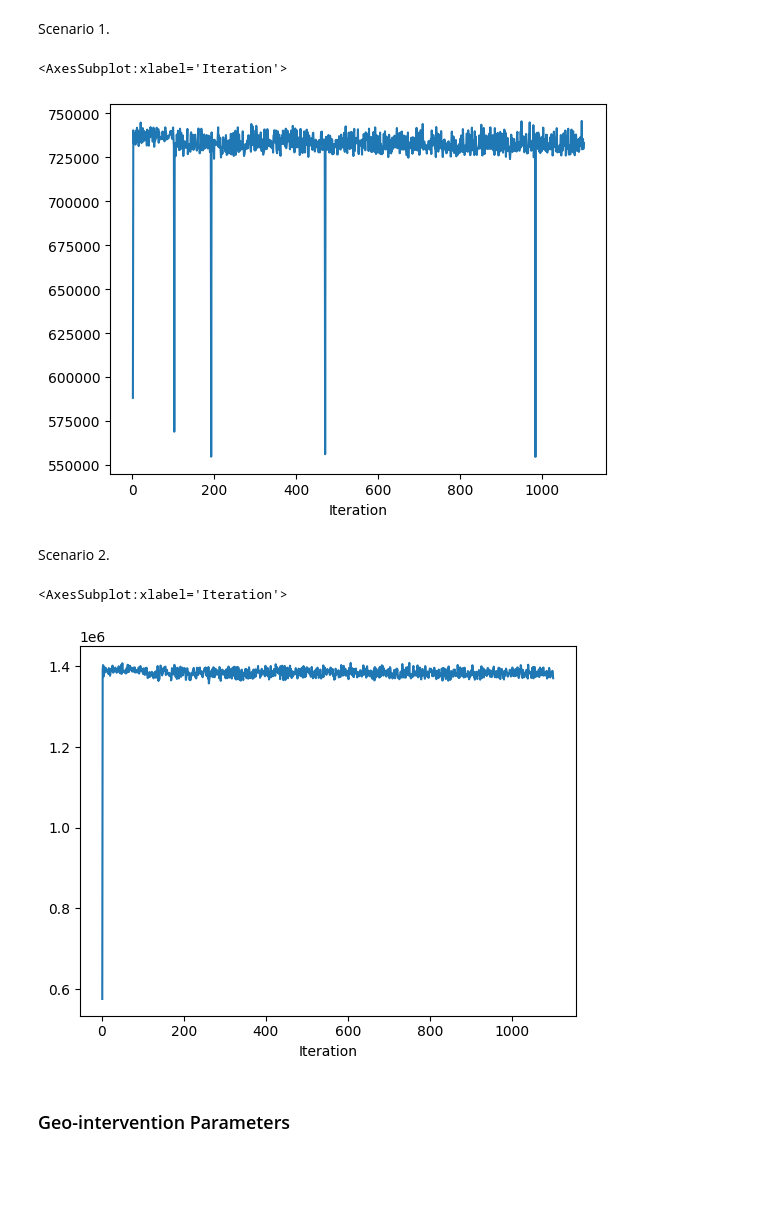
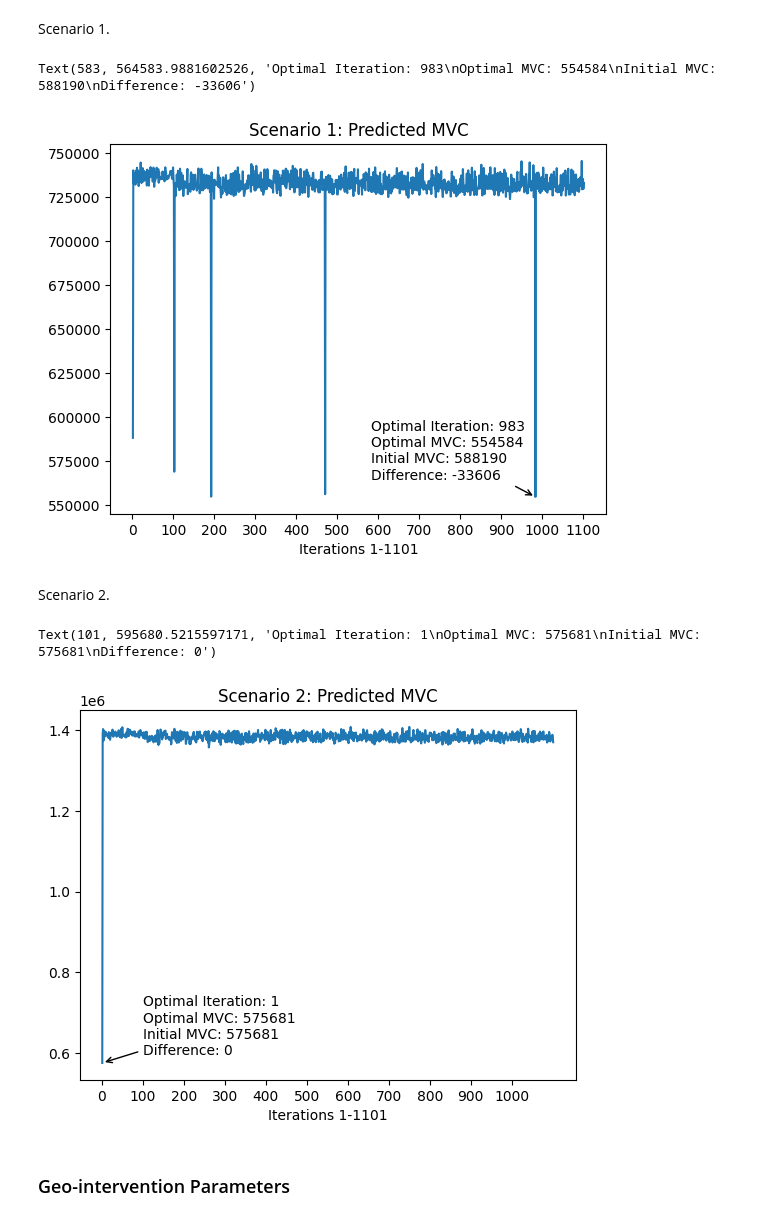
Before and after one commit to rrwen/wen-li-2026-geointerv, a Jupyter notebook: src/case-study/step3-geointervention-generation.ipynb, the cells around one changed output. Cells and saved outputs as stored; diff of their text form; code cells hidden in the pictures; blank space fills up the shorter version.

```diff
--- a/src/case-study/step3-geointervention-generation.ipynb
+++ b/src/case-study/step3-geointervention-generation.ipynb
@@ -427,29 +433,73 @@ Scenario 1.
 # %%
 # Get iteration data
 opt1_iter = pd.DataFrame({
     'MVC': [i['target'] * -1 for i in opt1_res],
-    'Iteration': range(1, len(yi) + 1)
+    'Iteration': range(1, len(opt1_res) + 1)
 })
 
+# Get optimal iteration value
+opt1_iter_pred = opt1_res[0]['target'] * -1
+opt1_iter_opt = opt1_iter[opt1_iter.MVC == opt1_iter.MVC.min()]
+opt1_iter_i = opt1_iter_opt.Iteration.to_list()[0]
+opt1_iter_y = opt1_iter_opt.MVC.to_list()[0]
+opt1_iter_diff = opt1_iter_y - opt1_iter_pred
+
 # Plot iterations
-opt1_iter.plot(x = 'Iteration', y = 'MVC', legend = False)
+opt1_iter.plot(
+    x = 'Iteration',
+    xlabel = 'Iterations 1-1101',
+    title = 'Scenario 1: Predicted MVC',
+    legend = False,
+    xticks = np.arange(0, 1101, 100)
+).annotate(
+    f'Optimal Iteration: {opt1_iter_i}\n'
+    f'Optimal MVC: {opt1_iter_y:.0f}\n'
+    f'Initial MVC: {opt1_iter_pred:.0f}\n'
+    f'Difference: {opt1_iter_diff:.0f}',
+    xy=(opt1_iter_i, opt1_iter_y),
+    xytext=(opt1_iter_i - 400, opt1_iter_y + 10000),
+    arrowprops=dict(arrowstyle="->"),  # Arrow style
+    fontsize=10
+)
 # %% [output]
-<AxesSubplot:xlabel='Iteration'>
+Text(583, 564583.9881602526, 'Optimal Iteration: 983\nOptimal MVC: 554584\nInitial MVC: 588190\nDifference: -33606')
-[figure, old version]
+[figure, new version]
 # %% [markdown]
 Scenario 2.
 # %%
 # Get iteration data
 opt2_iter = pd.DataFrame({
     'MVC': [i['target'] * -1 for i in opt2_res],
-    'Iteration': range(1, len(yi) + 1)
+    'Iteration': range(1, len(opt2_res) + 1)
 })
 
+# Get optimal iteration value
+opt2_iter_pred = opt2_res[0]['target'] * -1
+opt2_iter_opt = opt2_iter[opt2_iter.MVC == opt2_iter.MVC.min()]
+opt2_iter_i = opt2_iter_opt.Iteration.to_list()[0]
+opt2_iter_y = opt2_iter_opt.MVC.to_list()[0]
+opt2_iter_diff = opt2_iter_y - opt2_iter_pred
+
 # Plot iterations
-opt2_iter.plot(x = 'Iteration', y = 'MVC', legend = False)
+opt2_iter.plot(
+    x = 'Iteration',
+    xlabel = 'Iterations 1-1101',
+    title = 'Scenario 2: Predicted MVC',
+    legend = False,
+    xticks = np.arange(0, 1001, 100)
+).annotate(
+    f'Optimal Iteration: {opt2_iter_i}\n'
+    f'Optimal MVC: {opt2_iter_y:.0f}\n'
+    f'Initial MVC: {opt2_iter_pred:.0f}\n'
+    f'Difference: {opt2_iter_diff:.0f}',
+    xy=(opt2_iter_i, opt2_iter_y),
+    xytext=(opt2_iter_i + 100, opt2_iter_y + 20000),
+    arrowprops=dict(arrowstyle="->"),  # Arrow style
+    fontsize=10
+)
 # %% [output]
-<AxesSubplot:xlabel='Iteration'>
+Text(101, 595680.5215597171, 'Optimal Iteration: 1\nOptimal MVC: 575681\nInitial MVC: 575681\nDifference: 0')
-[figure, old version]
+[figure, new version]
 # %% [markdown]
 ### Geo-intervention Parameters
 # %% [markdown]
```
Also changed, not shown: parts of 7 cells of this notebook, 8 other files.
